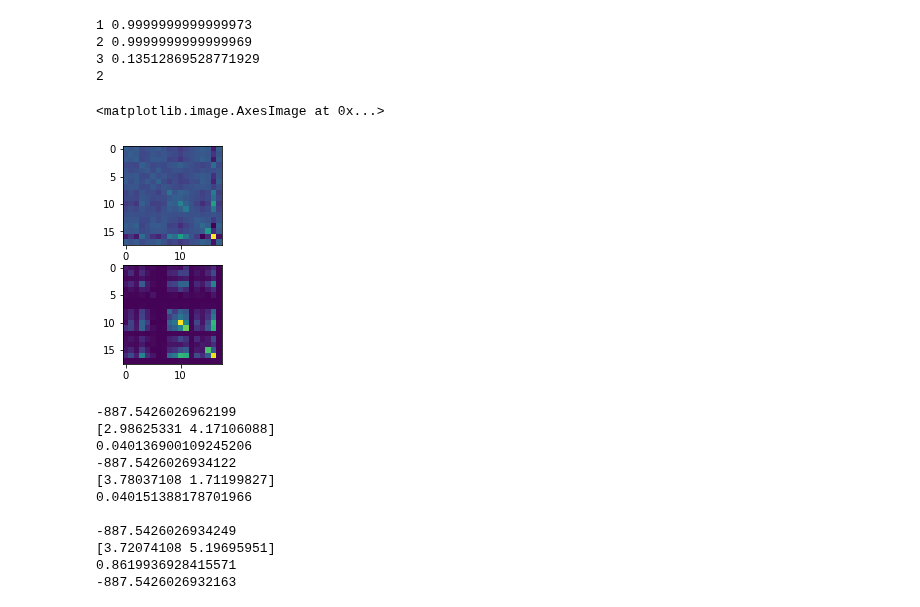
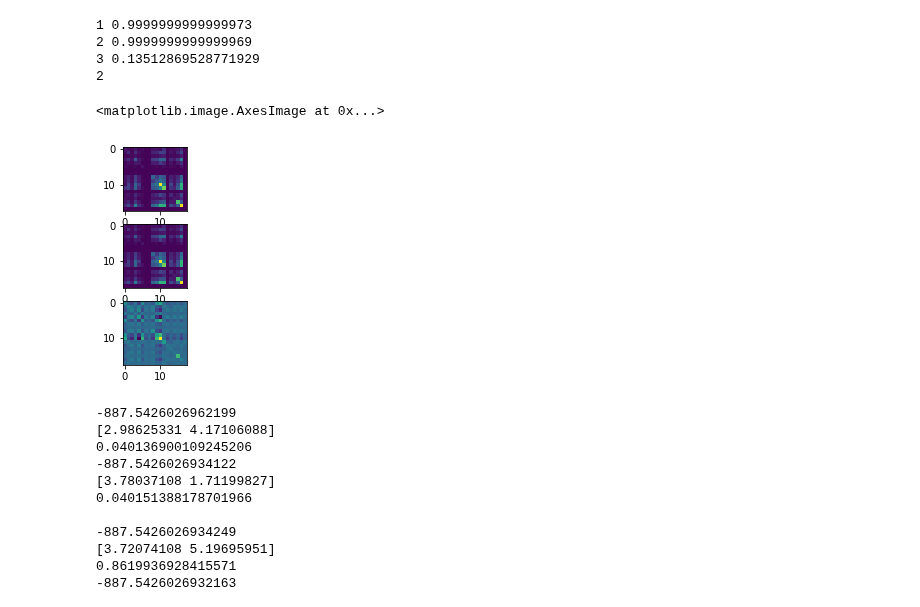
Before and after one commit to BouchardLab/noise_correlations, a Jupyter notebook: notebooks/factor_analysis.ipynb, the cells around one changed output. Drawn from its saved outputs; the diff is of its cells as text; code cells hidden in the pictures.

```diff
--- a/notebooks/factor_analysis.ipynb
+++ b/notebooks/factor_analysis.ipynb
@@ -126,12 +126,13 @@ print(model.k)
 3 0.13512869528771929
 2
 # %%
-fig, axes = plt.subplots(2)
-axes[0].imshow(model.params(sog.rvs(d))[1])
-axes[1].imshow(cov)
+fig, axes = plt.subplots(3)
+axes[0].imshow(cov)
+axes[1].imshow(model.params()[1])
+axes[2].imshow(model.params(sog.rvs(d))[1])
 # %% [output]
 <matplotlib.image.AxesImage at 0x...>
-[figure, old version]
+[figure, new version]
 # %%
 for ii in range(1, 10):
     model = FA(n_components=ii, tol=1e-8, svd_method='lapack', noise_variance_init=np.diag(cov))
```
Also changed, not shown: 2 other files.
